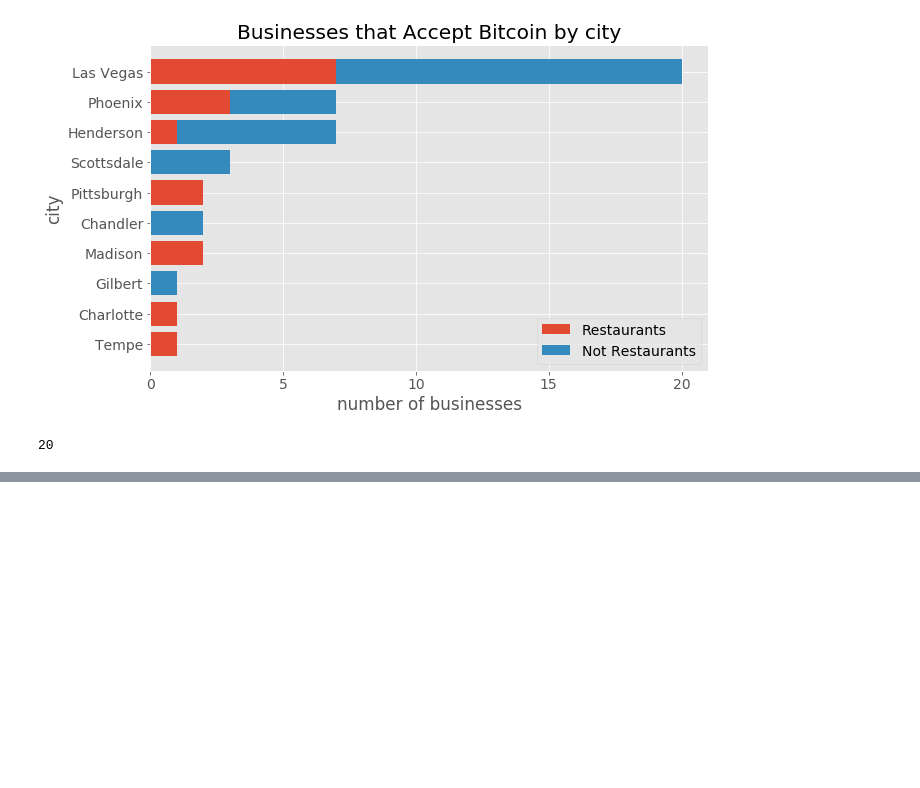
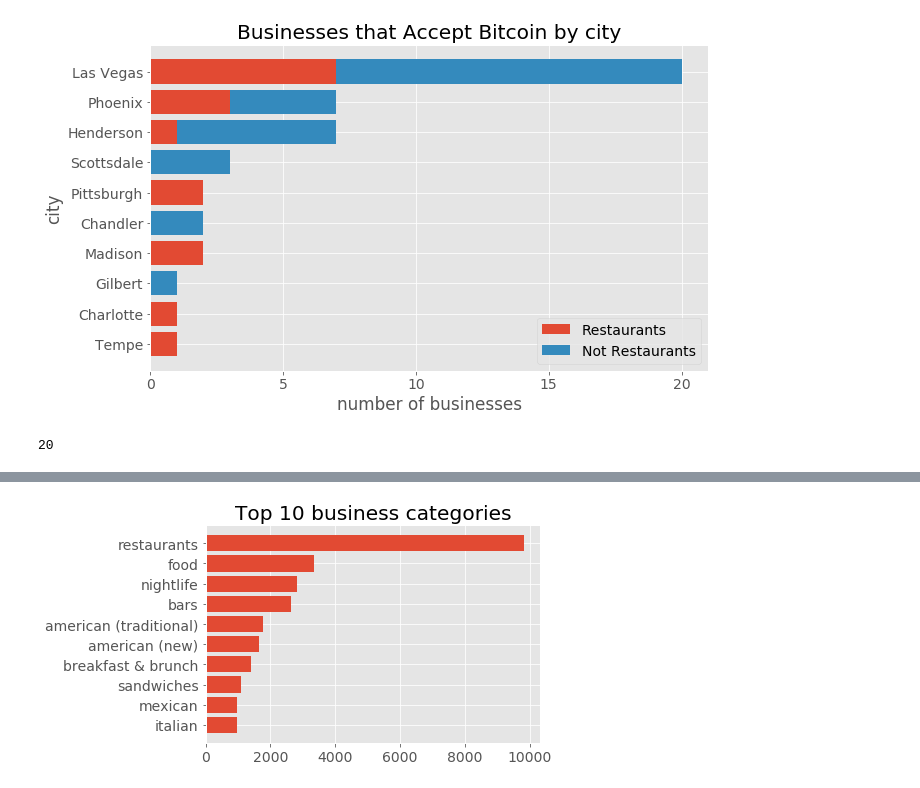
Before and after one commit to Laura-Kimble/Yelp-Reviews, a Jupyter notebook: notebooks/business_eda.ipynb, the cells around one changed output, grey strips where cells are left out. Drawn from its saved outputs; the diff is of its cells as text; code cells hidden in the pictures; blank space fills up the shorter version.

Commit message:
plotting code

```diff
--- a/notebooks/business_eda.ipynb
+++ b/notebooks/business_eda.ipynb
@@ -249,0 +357,16 @@ max(restaurant_counts) + max(non_restaurant_counts)
+# %%
+import matplotlib.pyplot as plt
+%matplotlib inline
+import pandas as pd
+plt.style.use('ggplot')
+plt.rcParams.update({'font.size': 14})
+# %%
+fig, ax = plt.subplots()
+x = category_counts['elem'][0:10]
+y = category_counts['count'][0:10]
+ax.barh(x, y)
+ax.set_title('Top 10 business categories')
+plt.gca().invert_yaxis()
+fig.savefig('../images/Top 10 business categories.png')
+# %% [output]
+[figure, added]
```
Also changed, not shown: parts of 12 cells of this notebook, 11 other files.
